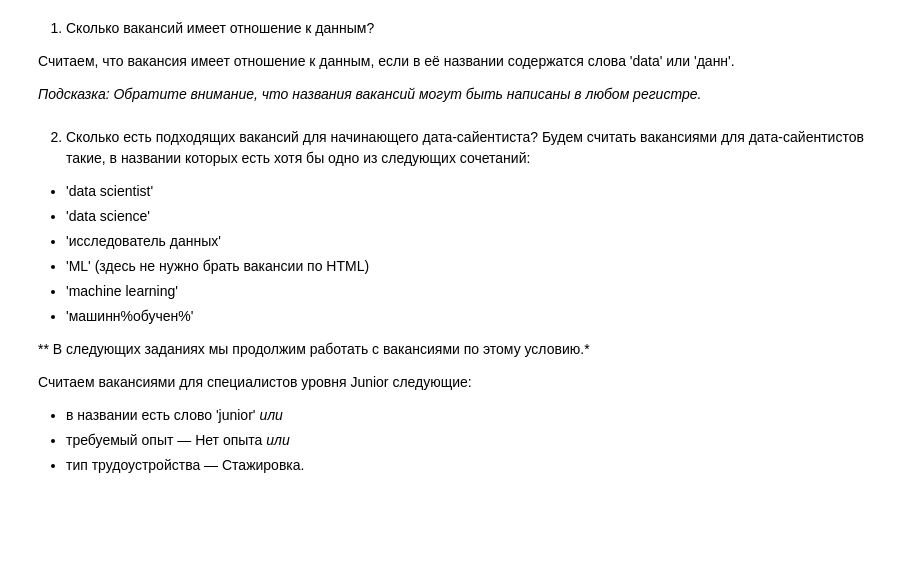
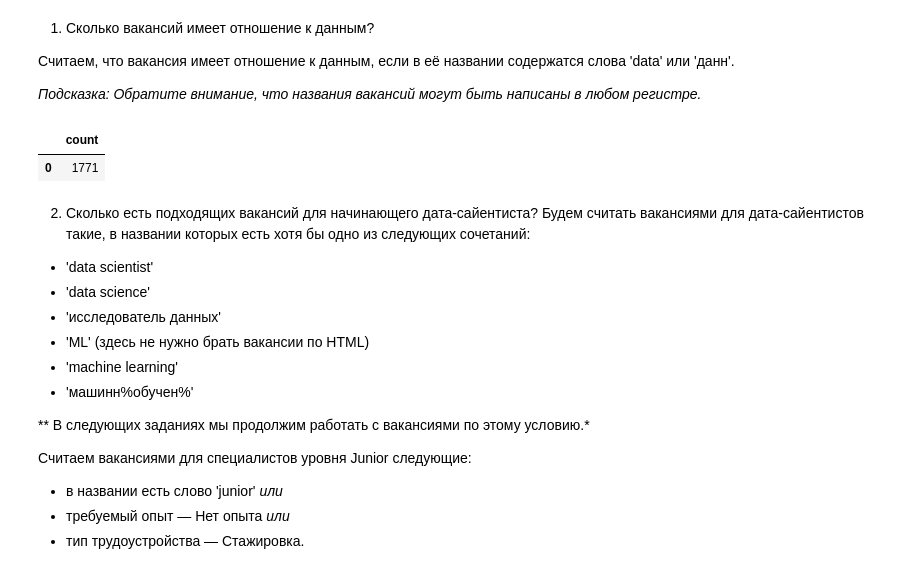
Before and after one commit to EvgeshaGo/evgeshago, a Jupyter notebook: Project_2_Анализ_вакансий/data/Project_2_Ноутбук_шаблон.ipynb, the cells around one changed output. Drawn from its saved outputs; the diff is of its cells as text; code cells hidden in the pictures; blank space fills up the shorter version.

```diff
--- a/Project_2_Анализ_вакансий/data/Project_2_Ноутбук_шаблон.ipynb
+++ b/Project_2_Анализ_вакансий/data/Project_2_Ноутбук_шаблон.ipynb
@@ -539,8 +561,20 @@ yandex_million_areas
 *Подсказка: Обратите внимание, что названия вакансий могут быть написаны в любом регистре.*
 # %%
 # текст запроса
+query_6_1 = f'''SELECT
+                    COUNT(*)
+                FROM
+                    vacancies v
+                WHERE
+                    lower(v.name) ~* 'data' OR lower(v.name) ~* 'данн'
+             '''
 # %%
 # результат запроса
+data_vacancies = pd.read_sql_query(query_6_1, connection)
+data_vacancies
+# %% [output]
+|  | count |
+| 0 | 1771 |
 # %% [markdown]
 2. Сколько есть подходящих вакансий для начинающего дата-сайентиста?
 Будем считать вакансиями для дата-сайентистов такие, в названии которых есть хотя бы одно из следующих сочетаний:
```
Also changed, not shown: parts of 15 cells of this notebook.
